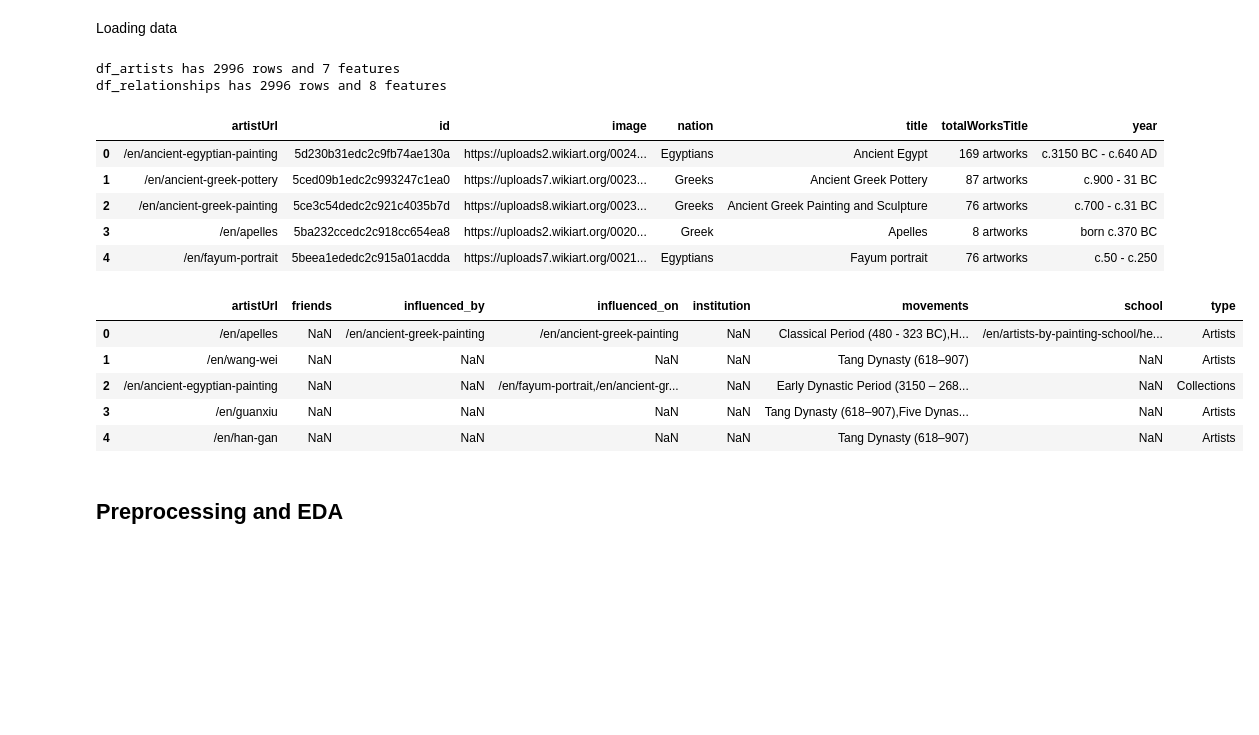
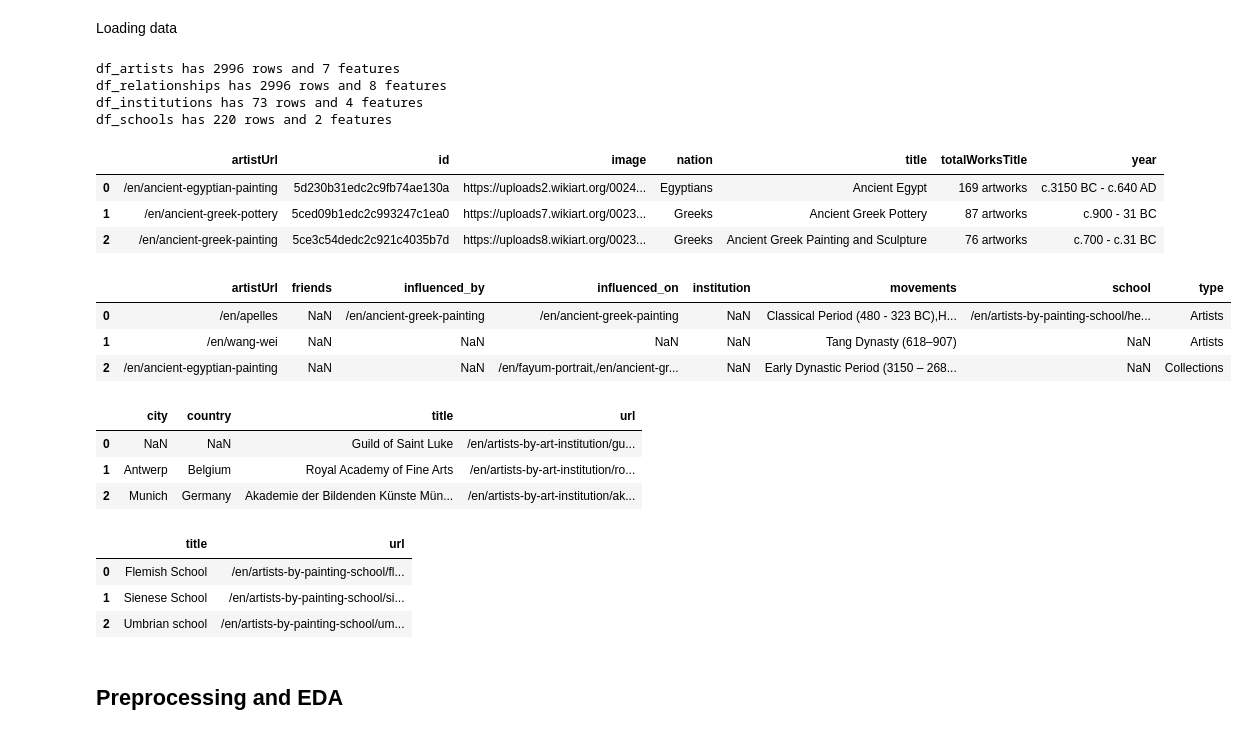
Before and after one commit to mariamaOlive/wikiart_network_analysis, a Jupyter notebook: miniproject_3.ipynb, the cells around one changed output. Drawn from its saved outputs; the diff is of its cells as text; code cells hidden in the pictures; blank space fills up the shorter version.

```diff
--- a/miniproject_3.ipynb
+++ b/miniproject_3.ipynb
@@ -21,33 +22,53 @@ Loading data
 df_artists = pd.read_csv("data/artists.csv")
 # Artists' relationships
 df_relationships = pd.read_csv("data/relationships.csv")
+# Institutions data
+df_institutions = pd.read_csv("data/institutions.csv")
+# Artists' relationships
+df_schools = pd.read_csv("data/schools.csv")
 
 size_artists = df_artists.shape
 size_relationships = df_relationships.shape
+size_institutions = df_institutions.shape
+size_schools = df_schools.shape
 
 print(f"df_artists has {size_artists[0]} rows and {size_artists[1]} features")
 print(f"df_relationships has {size_relationships[0]} rows and {size_relationships[1]} features")
+print(f"df_institutions has {size_institutions[0]} rows and {size_institutions[1]} features")
+print(f"df_schools has {size_schools[0]} rows and {size_schools[1]} features")
 # %% [output]
 df_artists has 2996 rows and 7 features
 df_relationships has 2996 rows and 8 features
+df_institutions has 73 rows and 4 features
+df_schools has 220 rows and 2 features
 # %%
-df_artists.head()
+df_artists.head(3)
 # %% [output]
 |  | artistUrl | id | image | nation | title | totalWorksTitle | year |
 | 0 | /en/ancient-egyptian-painting | 5d230b31edc2c9fb74ae130a | https://uploads2.wikiart.org/0024... | Egyptians | Ancient Egypt | 169 artworks | c.3150 BC - c.640 AD |
 | 1 | /en/ancient-greek-pottery | 5ced09b1edc2c993247c1ea0 | https://uploads7.wikiart.org/0023... | Greeks | Ancient Greek Pottery | 87 artworks | c.900 - 31 BC |
 | 2 | /en/ancient-greek-painting | 5ce3c54dedc2c921c4035b7d | https://uploads8.wikiart.org/0023... | Greeks | Ancient Greek Painting and Sculpture | 76 artworks | c.700 - c.31 BC |
-| 3 | /en/apelles | 5ba232ccedc2c918cc654ea8 | https://uploads2.wikiart.org/0020... | Greek | Apelles | 8 artworks | born c.370 BC |
-| 4 | /en/fayum-portrait | 5beea1ededc2c915a01acdda | https://uploads7.wikiart.org/0021... | Egyptians | Fayum portrait | 76 artworks | c.50 - c.250 |
 # %%
-df_relationships.head()
+df_relationships.head(3)
 # %% [output]
 |  | artistUrl | friends | influenced_by | influenced_on | institution | movements | school | type |
 | 0 | /en/apelles | NaN | /en/ancient-greek-painting | /en/ancient-greek-painting | NaN | Classical Period (480 - 323 BC),H... | /en/artists-by-painting-school/he... | Artists |
 | 1 | /en/wang-wei | NaN | NaN | NaN | NaN | Tang Dynasty (618–907) | NaN | Artists |
 | 2 | /en/ancient-egyptian-painting | NaN | NaN | /en/fayum-portrait,/en/ancient-gr... | NaN | Early Dynastic Period (3150 – 268... | NaN | Collections |
-| 3 | /en/guanxiu | NaN | NaN | NaN | NaN | Tang Dynasty (618–907),Five Dynas... | NaN | Artists |
-| 4 | /en/han-gan | NaN | NaN | NaN | NaN | Tang Dynasty (618–907) | NaN | Artists |
+# %%
+df_institutions.head(3)
+# %% [output]
+|  | city | country | title | url |
+| 0 | NaN | NaN | Guild of Saint Luke | /en/artists-by-art-institution/gu... |
+| 1 | Antwerp | Belgium | Royal Academy of Fine Arts | /en/artists-by-art-institution/ro... |
+| 2 | Munich | Germany | Akademie der Bildenden Künste Mün... | /en/artists-by-art-institution/ak... |
+# %%
+df_schools.head(3)
+# %% [output]
+|  | title | url |
+| 0 | Flemish School | /en/artists-by-painting-school/fl... |
+| 1 | Sienese School | /en/artists-by-painting-school/si... |
+| 2 | Umbrian school | /en/artists-by-painting-school/um... |
 # %% [markdown]
 ## Preprocessing  and EDA
 # %% [markdown]
```
Also changed, not shown: parts of 52 cells of this notebook, 8 other files.
